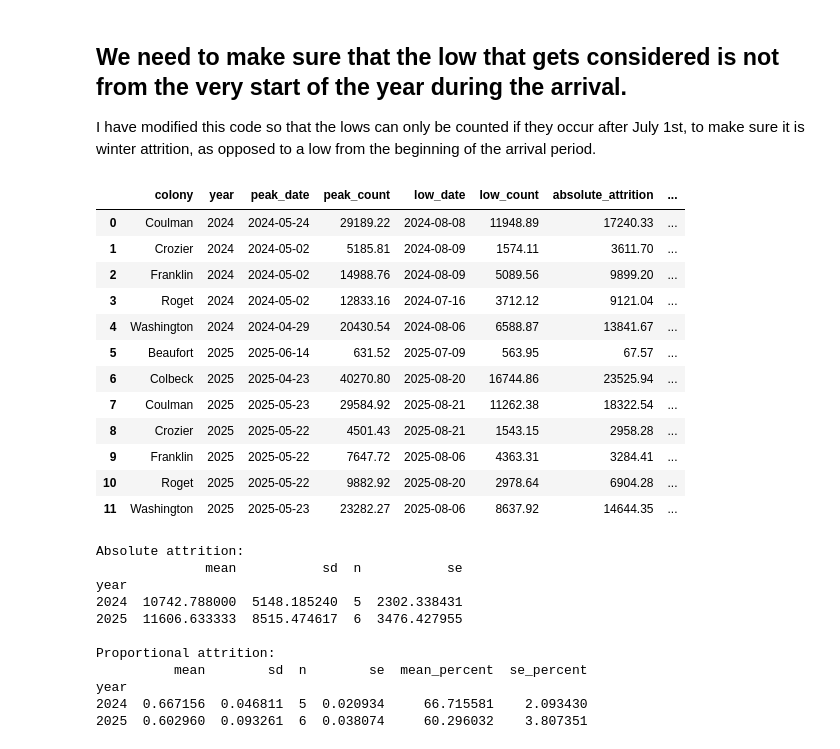
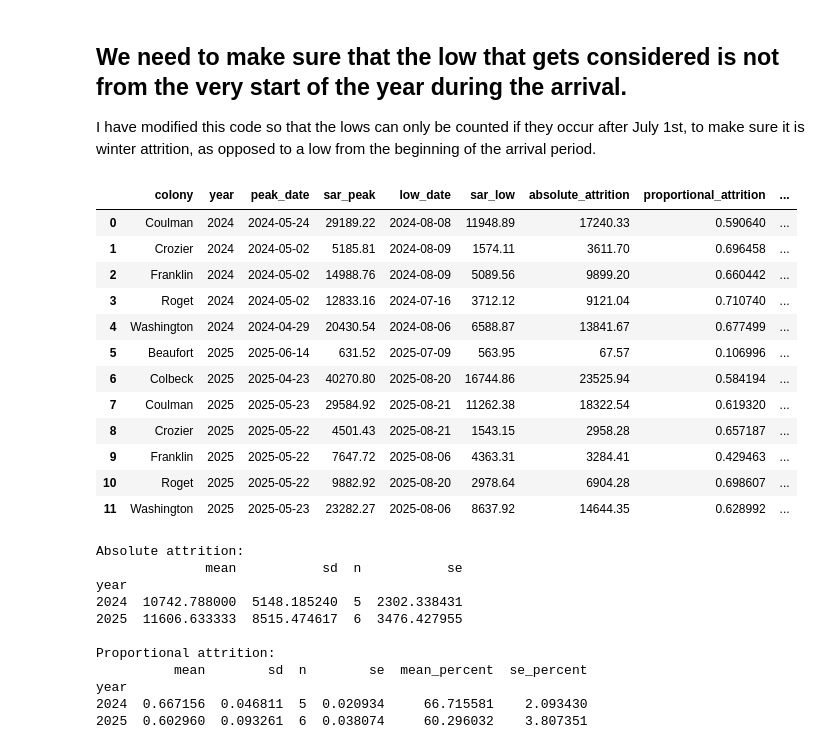
Before and after one commit to rosetazetta/SAR_RossSea_compare, a Jupyter notebook: Code/RS_comparitive_analysis.ipynb, the cells around one changed output. Cells and saved outputs as stored; diff of their text form; code cells hidden in the pictures.

```diff
--- a/Code/RS_comparitive_analysis.ipynb
+++ b/Code/RS_comparitive_analysis.ipynb
@@ -157,7 +157,7 @@ peak = (
     ]
     .rename(columns={
         'date': 'peak_date',
-        'count': 'peak_count'
+        'count': 'sar_peak'
     })
 )
 
@@ -180,7 +180,7 @@ low = (
     ]
     .rename(columns={
         'date': 'low_date',
-        'count': 'low_count'
+        'count': 'sar_low'
     })
 )
 
@@ -204,57 +204,57 @@ attrition = (
 
 # Absolute decline in individuals
 attrition['absolute_attrition'] = (
-    attrition['peak_count'] -
-    attrition['low_count']
+    attrition['sar_peak'] -
+    attrition['sar_low']
 )
 
 # Proportion of peak population lost
 attrition['proportional_attrition'] = (
     attrition['absolute_attrition'] /
-    attrition['peak_count']
+    attrition['sar_peak']
 )
 
 # Percentage
 attrition['percent_attrition'] = (
     attrition['proportional_attrition'] * 100
 )
 
 
 # ---------------------------------------------------------
 # 5. TIME BETWEEN PEAK AND END-OF-WINTER LOW
 # ---------------------------------------------------------
 
 attrition['attrition_days'] = (
     attrition['low_date'] -
     attrition['peak_date']
 ).dt.days
 
 
 # ---------------------------------------------------------
 # 6. SORT
 # ---------------------------------------------------------
 
 attrition = (
     attrition
     .sort_values(['year', 'colony'])
     .reset_index(drop=True)
 )
 
 attrition
 # %% [output]
-|  | colony | year | peak_date | peak_count | low_date | low_count | absolute_attrition | ... |
-| 0 | Coulman | 2024 | 2024-05-24 | 29189.22 | 2024-08-08 | 11948.89 | 17240.33 | ... |
-| 1 | Crozier | 2024 | 2024-05-02 | 5185.81 | 2024-08-09 | 1574.11 | 3611.70 | ... |
-| 2 | Franklin | 2024 | 2024-05-02 | 14988.76 | 2024-08-09 | 5089.56 | 9899.20 | ... |
-| 3 | Roget | 2024 | 2024-05-02 | 12833.16 | 2024-07-16 | 3712.12 | 9121.04 | ... |
-| 4 | Washington | 2024 | 2024-04-29 | 20430.54 | 2024-08-06 | 6588.87 | 13841.67 | ... |
-| 5 | Beaufort | 2025 | 2025-06-14 | 631.52 | 2025-07-09 | 563.95 | 67.57 | ... |
-| 6 | Colbeck | 2025 | 2025-04-23 | 40270.80 | 2025-08-20 | 16744.86 | 23525.94 | ... |
-| 7 | Coulman | 2025 | 2025-05-23 | 29584.92 | 2025-08-21 | 11262.38 | 18322.54 | ... |
-| 8 | Crozier | 2025 | 2025-05-22 | 4501.43 | 2025-08-21 | 1543.15 | 2958.28 | ... |
-| 9 | Franklin | 2025 | 2025-05-22 | 7647.72 | 2025-08-06 | 4363.31 | 3284.41 | ... |
-| 10 | Roget | 2025 | 2025-05-22 | 9882.92 | 2025-08-20 | 2978.64 | 6904.28 | ... |
-| 11 | Washington | 2025 | 2025-05-23 | 23282.27 | 2025-08-06 | 8637.92 | 14644.35 | ... |
+|  | colony | year | peak_date | sar_peak | low_date | sar_low | absolute_attrition | proportional_attrition | ... |
+| 0 | Coulman | 2024 | 2024-05-24 | 29189.22 | 2024-08-08 | 11948.89 | 17240.33 | 0.590640 | ... |
+| 1 | Crozier | 2024 | 2024-05-02 | 5185.81 | 2024-08-09 | 1574.11 | 3611.70 | 0.696458 | ... |
+| 2 | Franklin | 2024 | 2024-05-02 | 14988.76 | 2024-08-09 | 5089.56 | 9899.20 | 0.660442 | ... |
+| 3 | Roget | 2024 | 2024-05-02 | 12833.16 | 2024-07-16 | 3712.12 | 9121.04 | 0.710740 | ... |
+| 4 | Washington | 2024 | 2024-04-29 | 20430.54 | 2024-08-06 | 6588.87 | 13841.67 | 0.677499 | ... |
+| 5 | Beaufort | 2025 | 2025-06-14 | 631.52 | 2025-07-09 | 563.95 | 67.57 | 0.106996 | ... |
+| 6 | Colbeck | 2025 | 2025-04-23 | 40270.80 | 2025-08-20 | 16744.86 | 23525.94 | 0.584194 | ... |
+| 7 | Coulman | 2025 | 2025-05-23 | 29584.92 | 2025-08-21 | 11262.38 | 18322.54 | 0.619320 | ... |
+| 8 | Crozier | 2025 | 2025-05-22 | 4501.43 | 2025-08-21 | 1543.15 | 2958.28 | 0.657187 | ... |
+| 9 | Franklin | 2025 | 2025-05-22 | 7647.72 | 2025-08-06 | 4363.31 | 3284.41 | 0.429463 | ... |
+| 10 | Roget | 2025 | 2025-05-22 | 9882.92 | 2025-08-20 | 2978.64 | 6904.28 | 0.698607 | ... |
+| 11 | Washington | 2025 | 2025-05-23 | 23282.27 | 2025-08-06 | 8637.92 | 14644.35 | 0.628992 | ... |
 # %%
 
 # ---------------------------------------------------------
```
Also changed, not shown: parts of 12 cells of this notebook, 2 other files.
